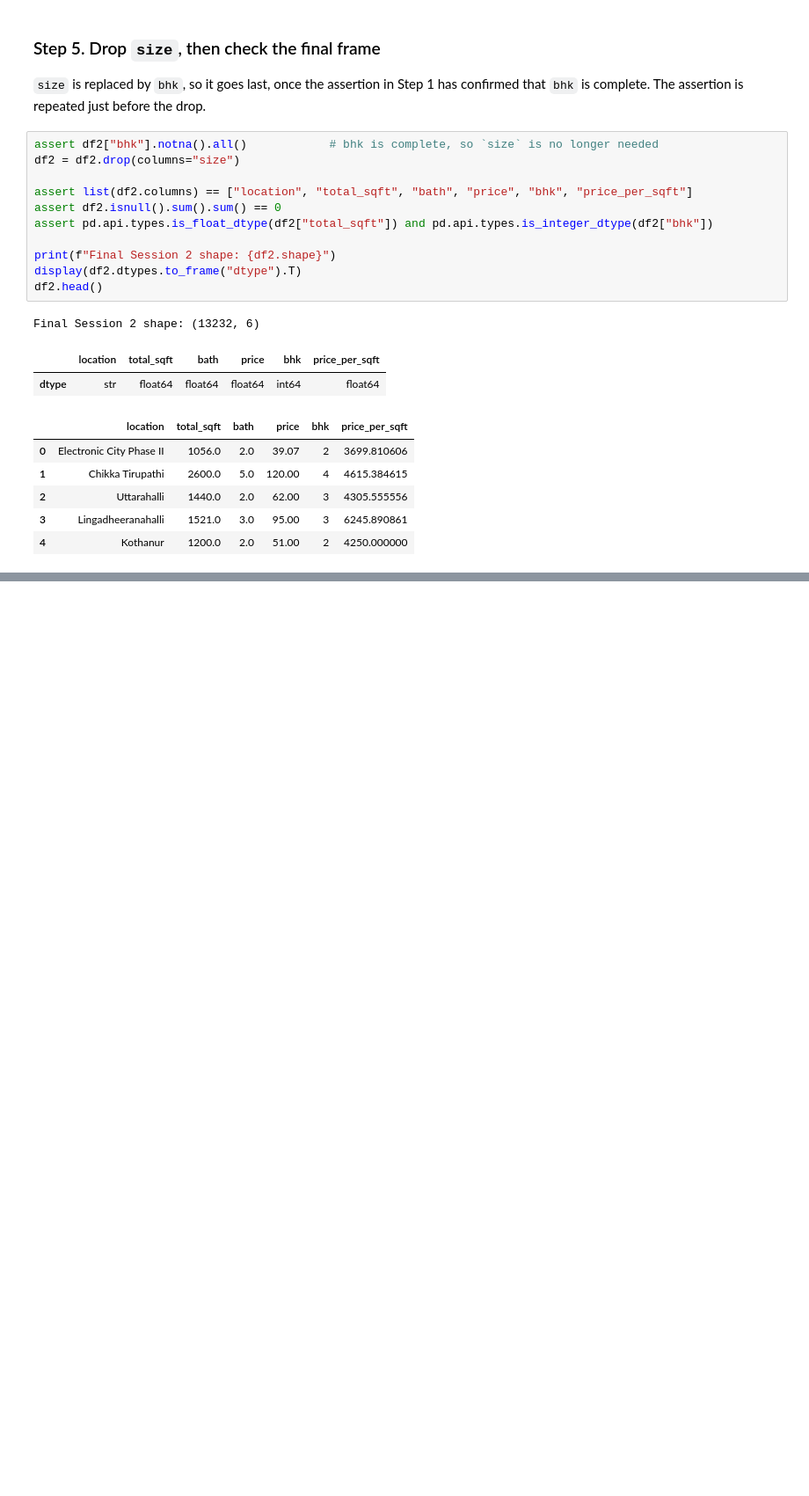
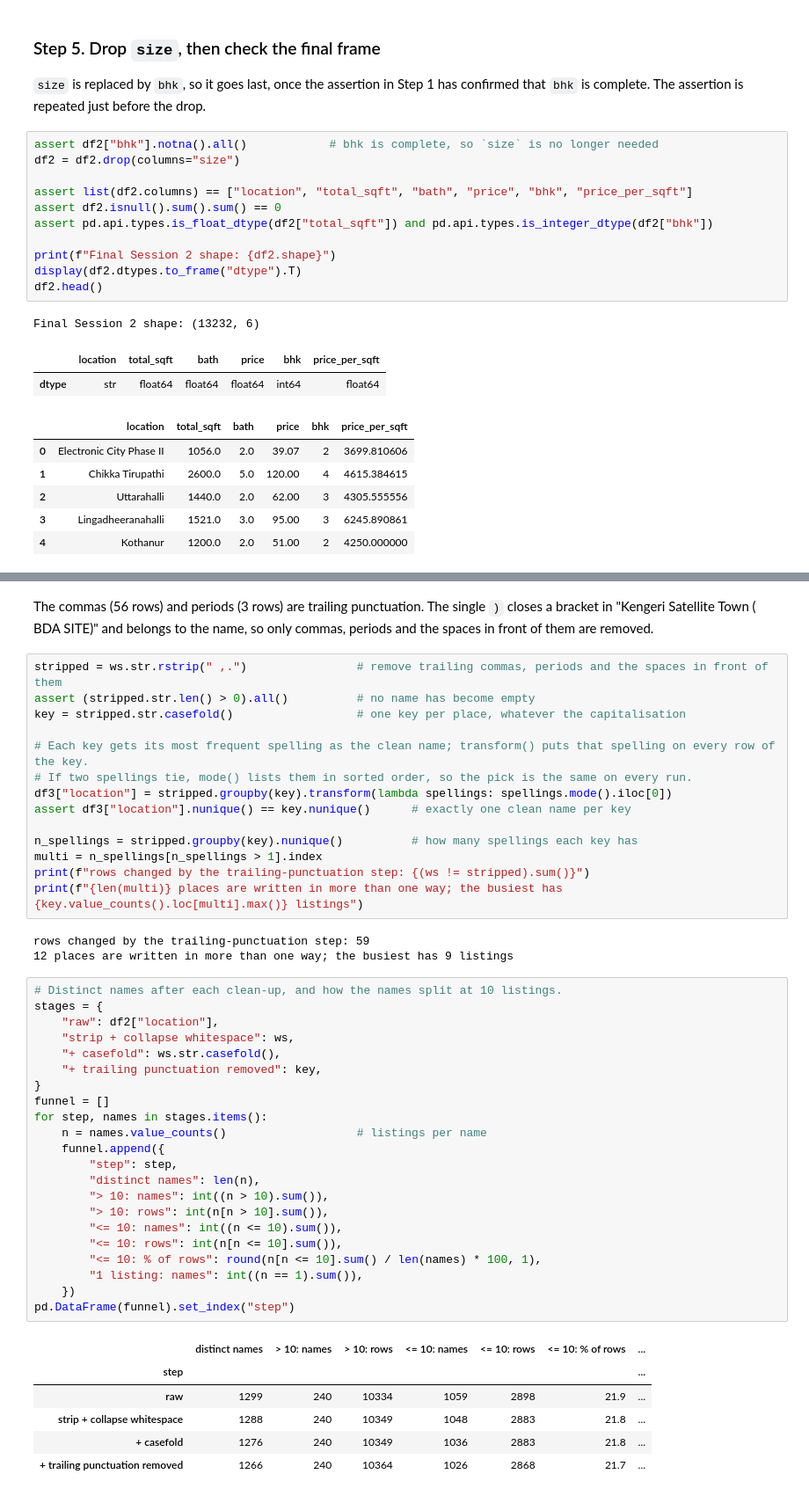
Before and after one commit to shivam-jund/bengaluru-house-price-prediction, a Jupyter notebook: model/price_prediction.ipynb, the cells around one changed output, grey strips where cells are left out. Shown at 88% size. Cells and saved outputs as stored; diff of their text form; blank space fills up the shorter version.

```diff
--- a/model/price_prediction.ipynb
+++ b/model/price_prediction.ipynb
@@ -666,0 +683,48 @@ Each decision with its row impact, as seen while the notebook ran on this data.
+# %% [markdown]
+The commas (56 rows) and periods (3 rows) are trailing punctuation. The single `)` closes a bracket in "Kengeri Satellite Town ( BDA SITE)" and belongs to the name, so only commas, periods and the spaces in front of them are removed.
+# %%
+stripped = ws.str.rstrip(" ,.")                # remove trailing commas, periods and the spaces in front of them
+assert (stripped.str.len() > 0).all()          # no name has become empty
+key = stripped.str.casefold()                  # one key per place, whatever the capitalisation
+
+# Each key gets its most frequent spelling as the clean name; transform() puts that spelling on every row of the key.
+# If two spellings tie, mode() lists them in sorted order, so the pick is the same on every run.
+df3["location"] = stripped.groupby(key).transform(lambda spellings: spellings.mode().iloc[0])
+assert df3["location"].nunique() == key.nunique()      # exactly one clean name per key
+
+n_spellings = stripped.groupby(key).nunique()          # how many spellings each key has
+multi = n_spellings[n_spellings > 1].index
+print(f"rows changed by the trailing-punctuation step: {(ws != stripped).sum()}")
+print(f"{len(multi)} places are written in more than one way; the busiest has {key.value_counts().loc[multi].max()} listings")
+# %% [output]
+rows changed by the trailing-punctuation step: 59
+12 places are written in more than one way; the busiest has 9 listings
+# %%
+# Distinct names after each clean-up, and how the names split at 10 listings.
+stages = {
+    "raw": df2["location"],
+    "strip + collapse whitespace": ws,
+    "+ casefold": ws.str.casefold(),
+    "+ trailing punctuation removed": key,
+}
+funnel = []
+for step, names in stages.items():
+    n = names.value_counts()                   # listings per name
+    funnel.append({
+        "step": step,
+        "distinct names": len(n),
+        "> 10: names": int((n > 10).sum()),
+        "> 10: rows": int(n[n > 10].sum()),
+        "<= 10: names": int((n <= 10).sum()),
+        "<= 10: rows": int(n[n <= 10].sum()),
+        "<= 10: % of rows": round(n[n <= 10].sum() / len(names) * 100, 1),
+        "1 listing: names": int((n == 1).sum()),
+    })
+pd.DataFrame(funnel).set_index("step")
+# %% [output]
+|  | distinct names | > 10: names | > 10: rows | <= 10: names | <= 10: rows | <= 10: % of rows | ... |
+| step |  |  |  |  |  |  | ... |
+| raw | 1299 | 240 | 10334 | 1059 | 2898 | 21.9 | ... |
+| strip + collapse whitespace | 1288 | 240 | 10349 | 1048 | 2883 | 21.8 | ... |
+| + casefold | 1276 | 240 | 10349 | 1036 | 2883 | 21.8 | ... |
+| + trailing punctuation removed | 1266 | 240 | 10364 | 1026 | 2868 | 21.7 | ... |
```
Also changed, not shown: parts of 17 cells of this notebook.
